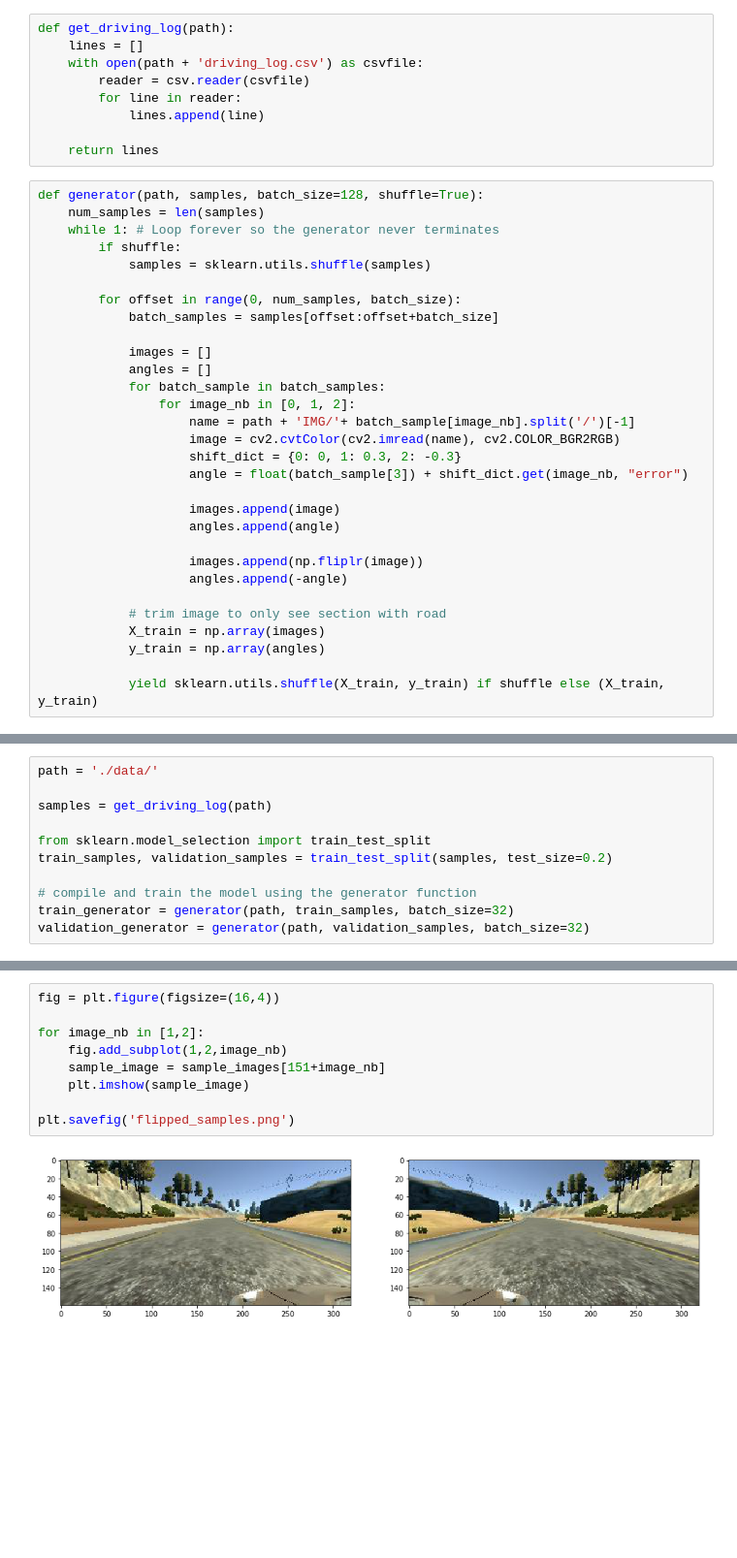
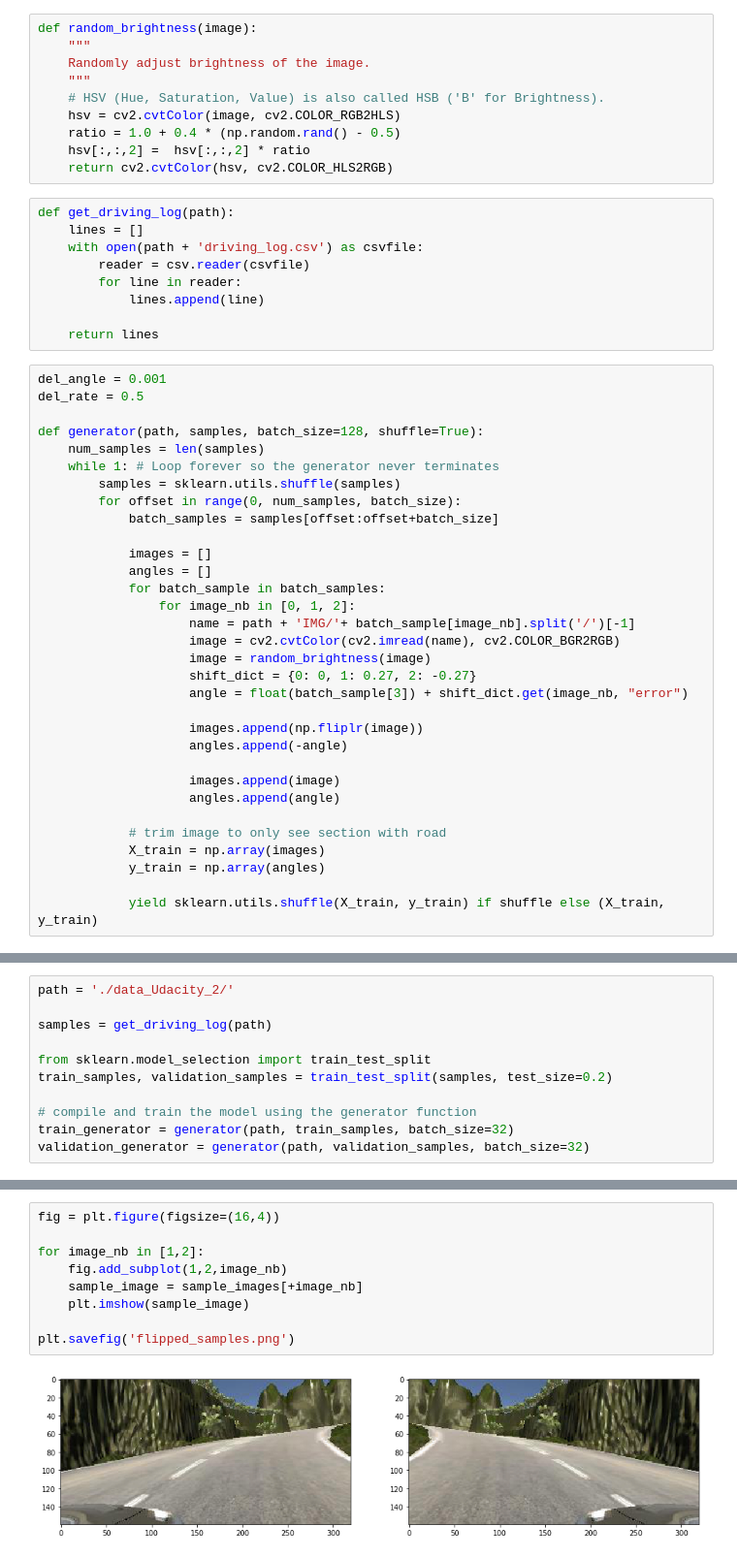
Before and after one commit to ajdhole/Udacity-Behavioral-Cloning-P3, a Jupyter notebook: model-Viz.ipynb, the cells around one changed output, grey strips where cells are left out. Shown at 97% size. Cells and saved outputs as stored; diff of their text form; blank space fills up the shorter version.

```diff
--- a/model-Viz.ipynb
+++ b/model-Viz.ipynb
@@ -12,3 +25,13 @@ import random
+# %%
+def random_brightness(image):
+    """
+    Randomly adjust brightness of the image.
+    """
+    # HSV (Hue, Saturation, Value) is also called HSB ('B' for Brightness).
+    hsv = cv2.cvtColor(image, cv2.COLOR_RGB2HLS)
+    ratio = 1.0 + 0.4 * (np.random.rand() - 0.5)
+    hsv[:,:,2] =  hsv[:,:,2] * ratio
+    return cv2.cvtColor(hsv, cv2.COLOR_HLS2RGB)
 # %%
 def get_driving_log(path):
     lines = []
@@ -19,12 +42,13 @@ def get_driving_log(path):
 
     return lines
 # %%
+del_angle = 0.001
+del_rate = 0.5
+
 def generator(path, samples, batch_size=128, shuffle=True):
     num_samples = len(samples)
     while 1: # Loop forever so the generator never terminates
-        if shuffle:
-            samples = sklearn.utils.shuffle(samples)
-
+        samples = sklearn.utils.shuffle(samples)
         for offset in range(0, num_samples, batch_size):
             batch_samples = samples[offset:offset+batch_size]
 
@@ -34,14 +58,15 @@ def generator(path, samples, batch_size=128, shuffle=True):
                 for image_nb in [0, 1, 2]:
                     name = path + 'IMG/'+ batch_sample[image_nb].split('/')[-1]
                     image = cv2.cvtColor(cv2.imread(name), cv2.COLOR_BGR2RGB)
-                    shift_dict = {0: 0, 1: 0.3, 2: -0.3}
+                    image = random_brightness(image)
+                    shift_dict = {0: 0, 1: 0.27, 2: -0.27}
                     angle = float(batch_sample[3]) + shift_dict.get(image_nb, "error")
+
+                    images.append(np.fliplr(image))
+                    angles.append(-angle)
 
                     images.append(image)
                     angles.append(angle)
-
-                    images.append(np.fliplr(image))
-                    angles.append(-angle)
 
             # trim image to only see section with road
             X_train = np.array(images)
@@ -55,5 +76,5 @@ The below code loads all the images from the relevant path, splits the dataset b
 # %%
-path = './data/'
+path = './data_Udacity_2/'
 
 samples = get_driving_log(path)
 
@@ -90,11 +111,11 @@ plt.savefig('left-center-right_samples.png')
 # %%
 fig = plt.figure(figsize=(16,4))
 
 for image_nb in [1,2]:
     fig.add_subplot(1,2,image_nb)
-    sample_image = sample_images[151+image_nb]
+    sample_image = sample_images[+image_nb]
     plt.imshow(sample_image)
 
 plt.savefig('flipped_samples.png')
 # %% [output]
-[figure, old version]
+[figure, new version]
```
Also changed, not shown: parts of 28 cells of this notebook.
